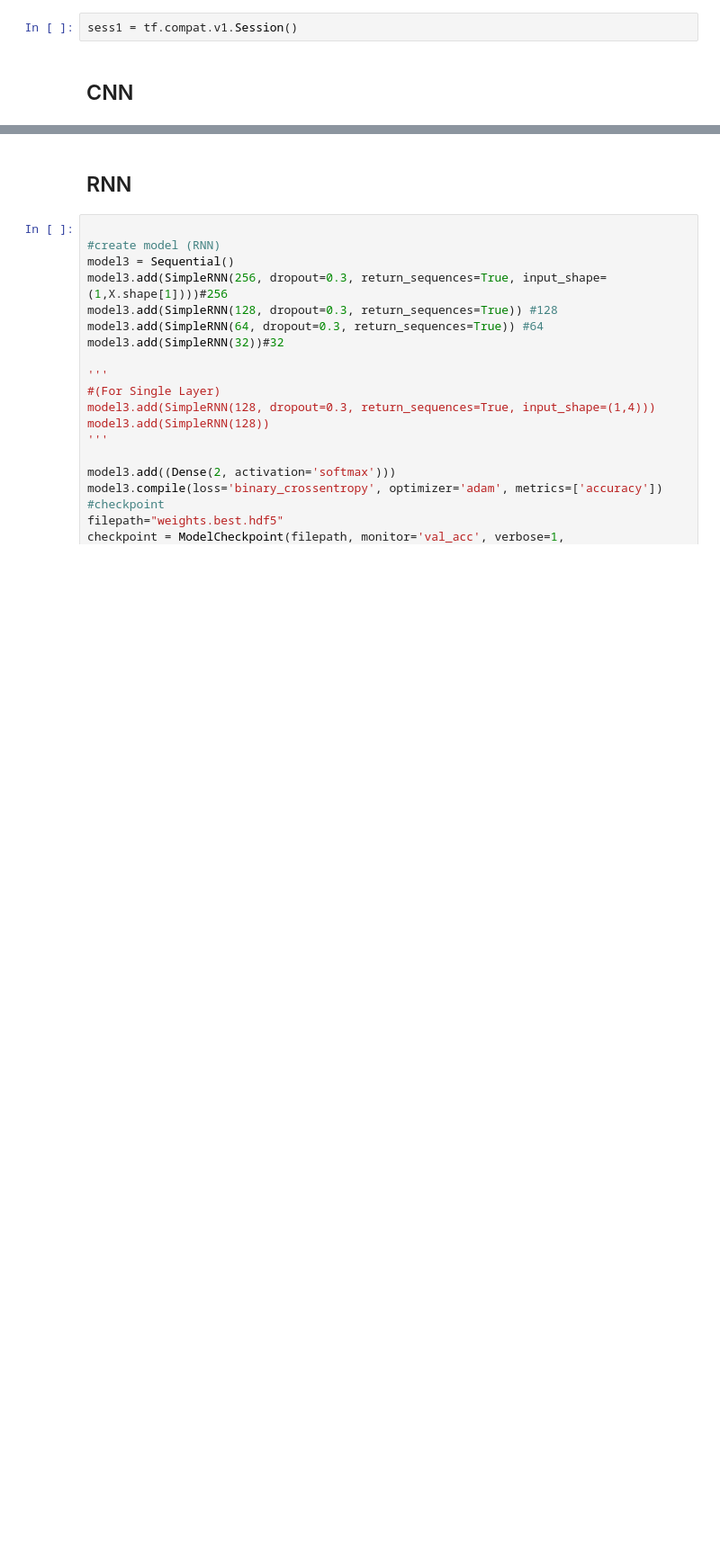
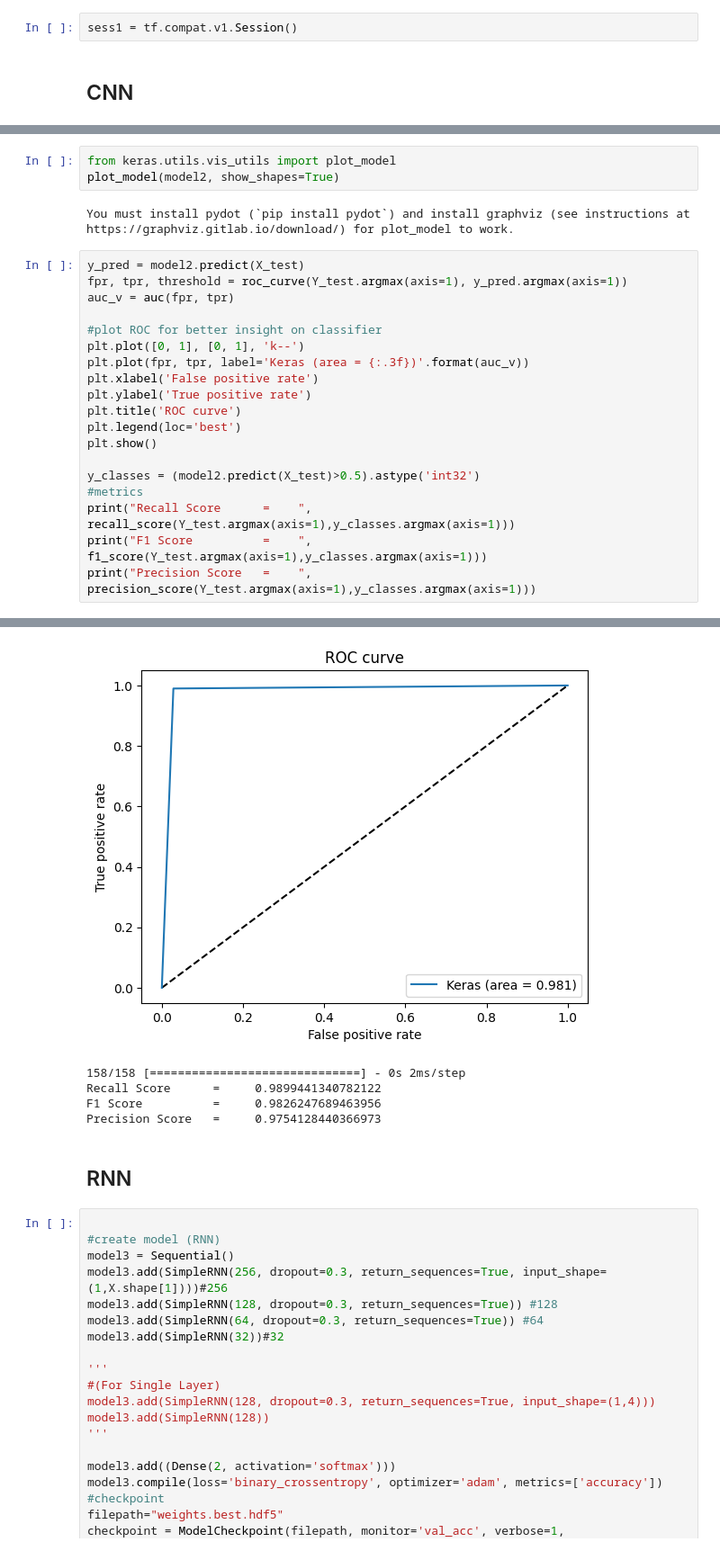
Before and after one commit to dharaneishvc/Intrusion-detection-DL-ML, a Jupyter notebook: Coding.ipynb, the cells around one changed output, grey strips where cells are left out. Shown at 90% size. Drawn from its saved outputs; the diff is of its cells as text; blank space fills up the shorter version.

Commit message:
Accuracy metrics added

```diff
--- a/Coding.ipynb
+++ b/Coding.ipynb
@@ -410,0 +418,25 @@ Epoch 6/50
+# %%
+from keras.utils.vis_utils import plot_model
+plot_model(model2, show_shapes=True)
+# %% [output]
+You must install pydot (`pip install pydot`) and install graphviz (see instructions at https://graphviz.gitlab.io/download/) for plot_model to work.
+# %%
+y_pred = model2.predict(X_test)
+fpr, tpr, threshold = roc_curve(Y_test.argmax(axis=1), y_pred.argmax(axis=1))
+auc_v = auc(fpr, tpr)
+
+#plot ROC for better insight on classifier
+plt.plot([0, 1], [0, 1], 'k--')
+plt.plot(fpr, tpr, label='Keras (area = {:.3f})'.format(auc_v))
+plt.xlabel('False positive rate')
+plt.ylabel('True positive rate')
+plt.title('ROC curve')
+plt.legend(loc='best')
+plt.show()
+
+y_classes = (model2.predict(X_test)>0.5).astype('int32')
+#metrics
+print("Recall Score      =    ", recall_score(Y_test.argmax(axis=1),y_classes.argmax(axis=1)))
+print("F1 Score          =    ", f1_score(Y_test.argmax(axis=1),y_classes.argmax(axis=1)))
+print("Precision Score   =    ", precision_score(Y_test.argmax(axis=1),y_classes.argmax(axis=1)))
+# %% [output]
@@ -411,3 +444,8 @@ Epoch 6/50
+[figure, added]
+158/158 [==============================] - 0s 2ms/step
+Recall Score      =     0.9899441340782122
+F1 Score          =     0.9826247689463956
+Precision Score   =     0.9754128440366973
 # %% [markdown]
 ## RNN
 # %%
```
Also changed, not shown: parts of 9 cells of this notebook.
